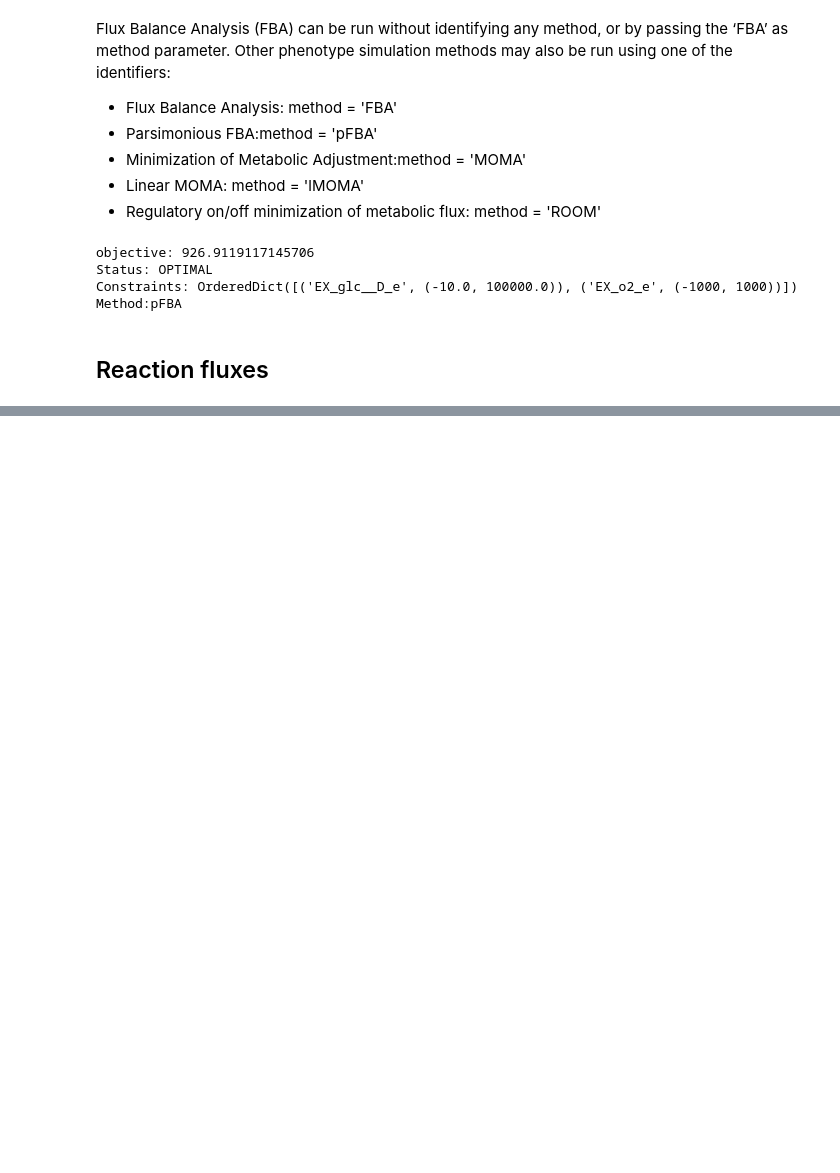
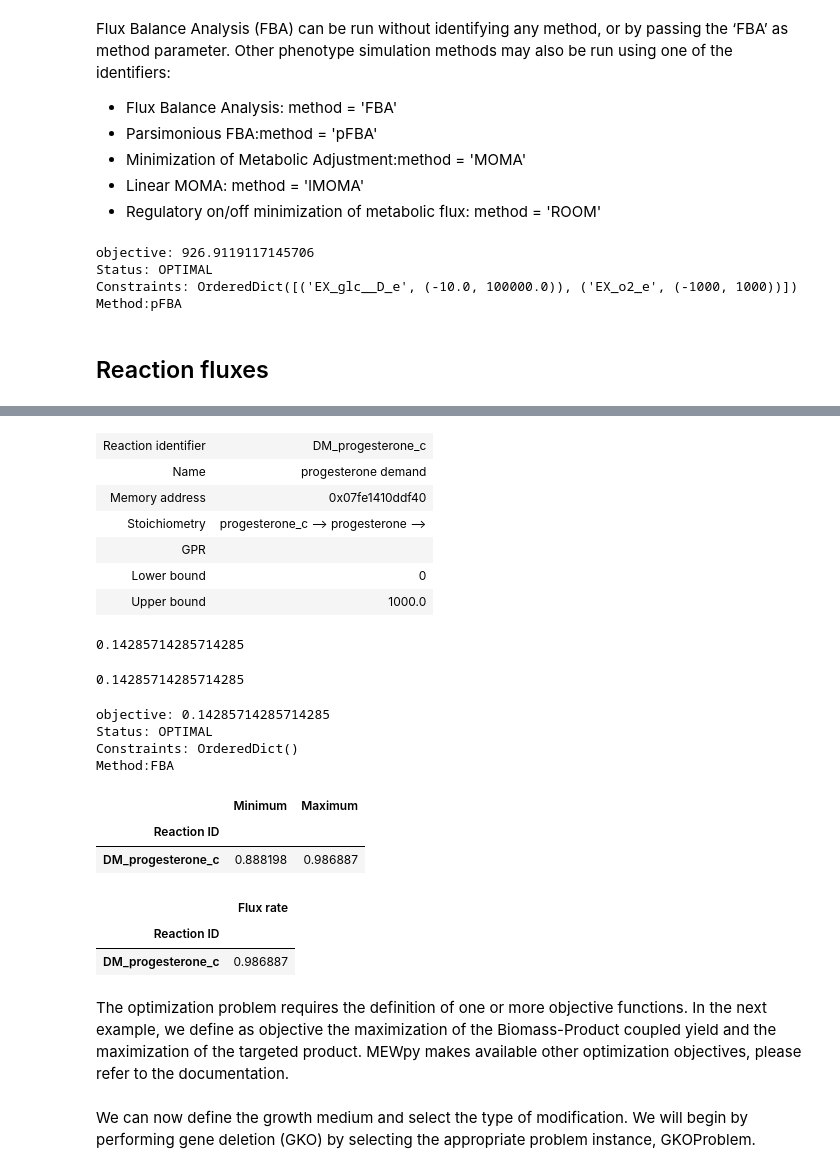
Before and after one commit to 27410/27410-group-assigment-group_3, a Jupyter notebook: misc/Bertram/Test_mewpy.ipynb, the cells around one changed output, grey strips where cells are left out. Saved outputs shown, nothing was run; the diff lists cells and outputs as text; code cells hidden in the pictures; blank space fills up the shorter version.

```diff
--- a/misc/Bertram/Test_mewpy.ipynb
+++ b/misc/Bertram/Test_mewpy.ipynb
@@ -190,0 +298,20 @@ Method:pFBA
+# %%
+model.add_boundary(model.metabolites.get_by_id('progesterone_c'), type='demand')
+# %% [output]
+| Reaction identifier | DM_progesterone_c |
+| Name | progesterone demand |
+| Memory address | 0x07fe1410ddf40 |
+| Stoichiometry | progesterone_c --> progesterone --> |
+| GPR |  |
+| Lower bound | 0 |
+| Upper bound | 1000.0 |
+# %%
+model.objective = model.reactions.DM_progesterone_c
+model.optimize().objective_value
+# %% [output]
+0.14285714285714285
+# %%
+model.objective = model.reactions.R02216
+model.optimize().objective_value
+# %% [output]
+0.14285714285714285
@@ -190,0 +320,8 @@ Method:pFBA
+# %%
+result = simul.simulate(method='FBA')
+result
+# %% [output]
+objective: 0.14285714285714285
+Status: OPTIMAL
+Constraints: OrderedDict()
+Method:FBA
@@ -190,0 +335,18 @@ Method:pFBA
+# %%
+from mewpy.simulation import get_simulator
+sim = get_simulator(model,envcond=anaerobic)
+sim.FVA(reactions=[PRODUCT],format='df')
+
+#Hvad betyder minimum og maximum her????
+# %% [output]
+|  | Minimum | Maximum |
+| Reaction ID |  |  |
+| DM_progesterone_c | 0.888198 | 0.986887 |
+# %%
+sim.simulate(method='pFBA').find([BIOMASS,PRODUCT])
+# %% [output]
+|  | Flux rate |
+| Reaction ID |  |
+| DM_progesterone_c | 0.986887 |
+# %% [markdown]
+The optimization problem requires the definition of one or more objective functions. In the next example, we define as objective the maximization of the Biomass-Product coupled yield and the maximization of the targeted product. MEWpy makes available other optimization objectives, please refer to the documentation.
@@ -190,0 +360,2 @@ Method:pFBA
+# %% [markdown]
+We can now define the growth medium and select the type of modification. We will begin by performing gene deletion (GKO) by selecting the appropriate problem instance, GKOProblem.
```
Also changed, not shown: parts of 27 cells of this notebook, 1 other file.
